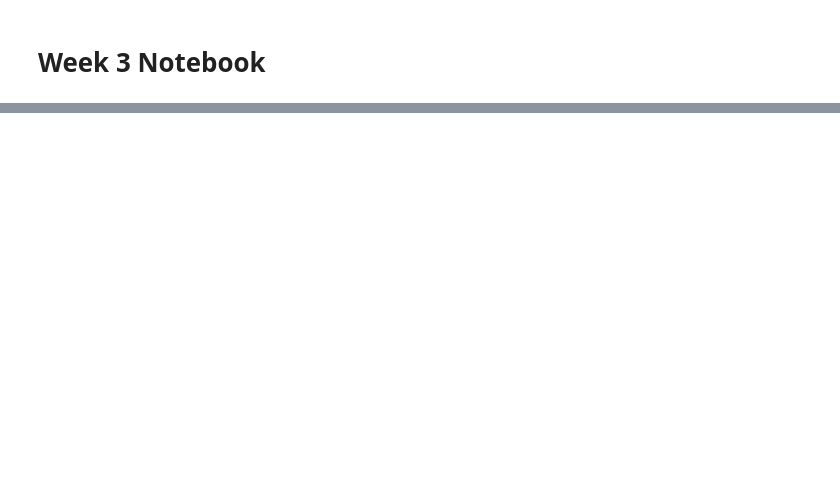
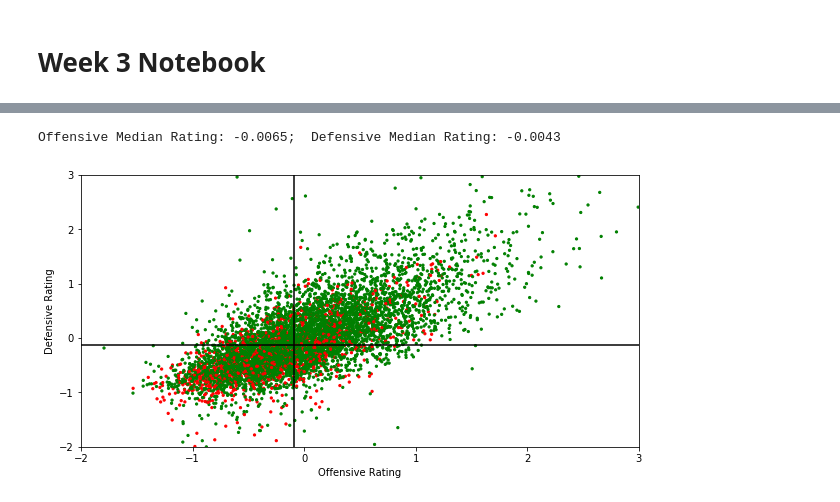
Before and after one commit to yidaveding/adsi_g5_kaggle_nba, a Jupyter notebook: notebooks/week3/david_ding-11481912-w3-xgb.ipynb, the cells around one changed output, grey strips where cells are left out. Saved outputs shown, nothing was run; the diff lists cells and outputs as text; code cells hidden in the pictures; blank space fills up the shorter version.

```diff
--- a/notebooks/week3/david_ding-11481912-w3-xgb.ipynb
+++ b/notebooks/week3/david_ding-11481912-w3-xgb.ipynb
@@ -50,0 +232,26 @@ Logistic: ROC AUC=0.688
+# %%
+off_mean = X_train_nf.offensive_ratings.mean(axis=0)
+def_mean = X_train_nf.defensive_ratings.mean(axis=0)
+
+print(f'Offensive Median Rating: {round(off_mean, 4)};  Defensive Median Rating: {round(def_mean, 4)}')
+# %% [output]
+Offensive Median Rating: -0.0065;  Defensive Median Rating: -0.0043
+# %%
+import matplotlib.pyplot as plt
+x = X_train_nf.offensive_ratings
+y = X_train_nf.defensive_ratings
+colormap = np.array(['r', 'g'])
+
+plt.figure(figsize=(10,5))
+plt.scatter(x, y, c=colormap[y_train], s=5)
+plt.xlim((-2,3))
+plt.xlabel('Offensive Rating')
+plt.ylim((-2,3))
+plt.ylabel('Defensive Rating')
+
+# plot line splitter by offensive and defensive median
+plt.vlines(X_train_nf.offensive_ratings.median(axis=0), color='black', ymin=-3.0, ymax=3.0)
+plt.hlines(X_train_nf.defensive_ratings.median(axis=0), color='black', xmin=-3, xmax=3)
+plt.show()
+# %% [output]
+[figure, added]
```
Also changed, not shown: parts of 80 cells of this notebook, 11 other files.
